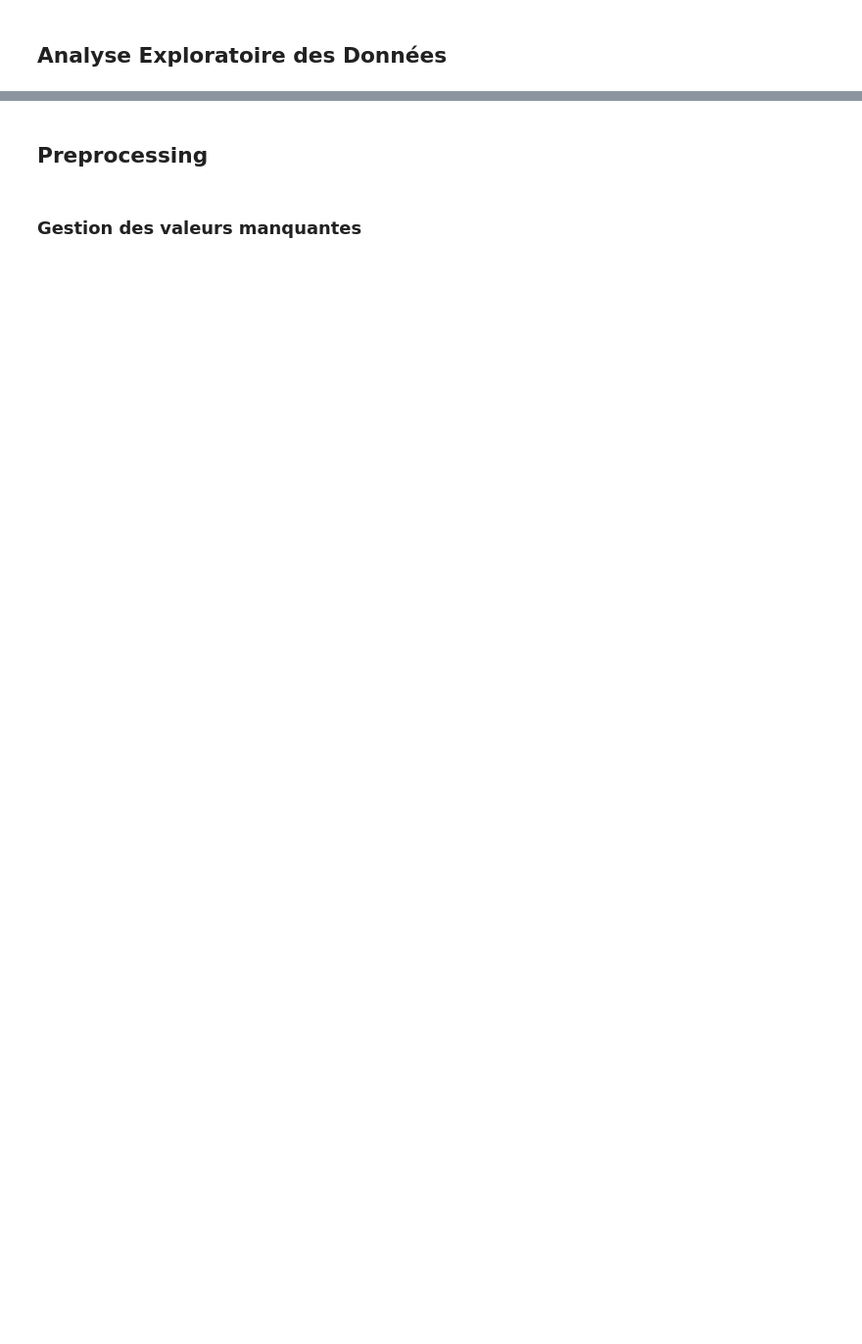
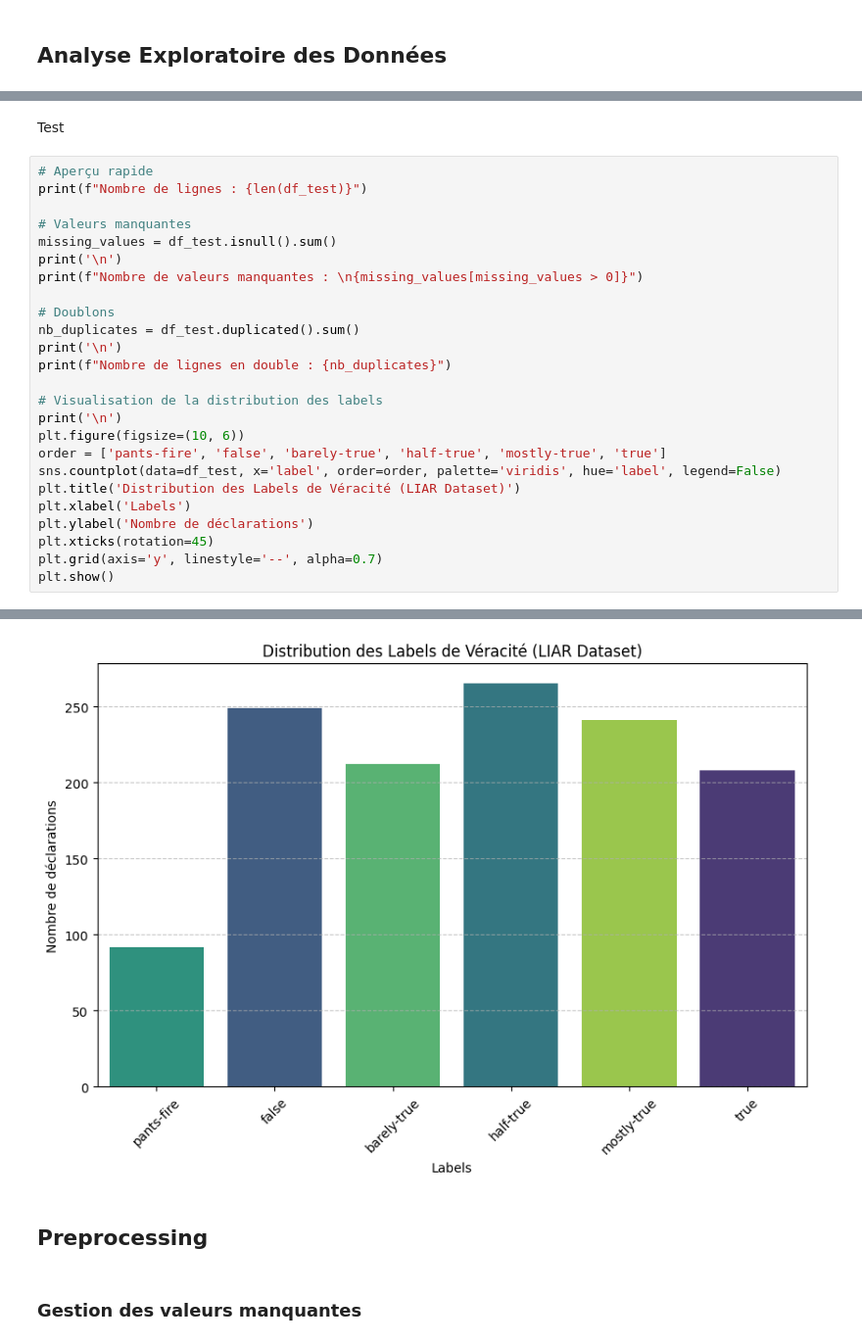
Before and after one commit to julessa/grp3_projet3_data, a Jupyter notebook: LABORATOIRE/Laura/Fake_News_Preprocessing_Feature_Engineering.ipynb, the cells around one changed output, grey strips where cells are left out. Shown at 98% size. Cells and saved outputs as stored; diff of their text form; blank space fills up the shorter version.

```diff
--- a/LABORATOIRE/Laura/Fake_News_Preprocessing_Feature_Engineering.ipynb
+++ b/LABORATOIRE/Laura/Fake_News_Preprocessing_Feature_Engineering.ipynb
@@ -80,0 +125,28 @@ Nombre de lignes en double : 0
+# %% [markdown]
+Test
+# %%
+# Aperçu rapide
+print(f"Nombre de lignes : {len(df_test)}")
+
+# Valeurs manquantes
+missing_values = df_test.isnull().sum()
+print('\n')
+print(f"Nombre de valeurs manquantes : \n{missing_values[missing_values > 0]}")
+
+# Doublons
+nb_duplicates = df_test.duplicated().sum()
+print('\n')
+print(f"Nombre de lignes en double : {nb_duplicates}")
+
+# Visualisation de la distribution des labels
+print('\n')
+plt.figure(figsize=(10, 6))
+order = ['pants-fire', 'false', 'barely-true', 'half-true', 'mostly-true', 'true']
+sns.countplot(data=df_test, x='label', order=order, palette='viridis', hue='label', legend=False)
+plt.title('Distribution des Labels de Véracité (LIAR Dataset)')
+plt.xlabel('Labels')
+plt.ylabel('Nombre de déclarations')
+plt.xticks(rotation=45)
+plt.grid(axis='y', linestyle='--', alpha=0.7)
+plt.show()
+# %% [output]
@@ -81,3 +164,4 @@ Nombre de lignes en double : 0
+[figure, added]
 # %% [markdown]
 ## Preprocessing
 # %% [markdown]
```
Also changed, not shown: parts of 36 cells of this notebook.
